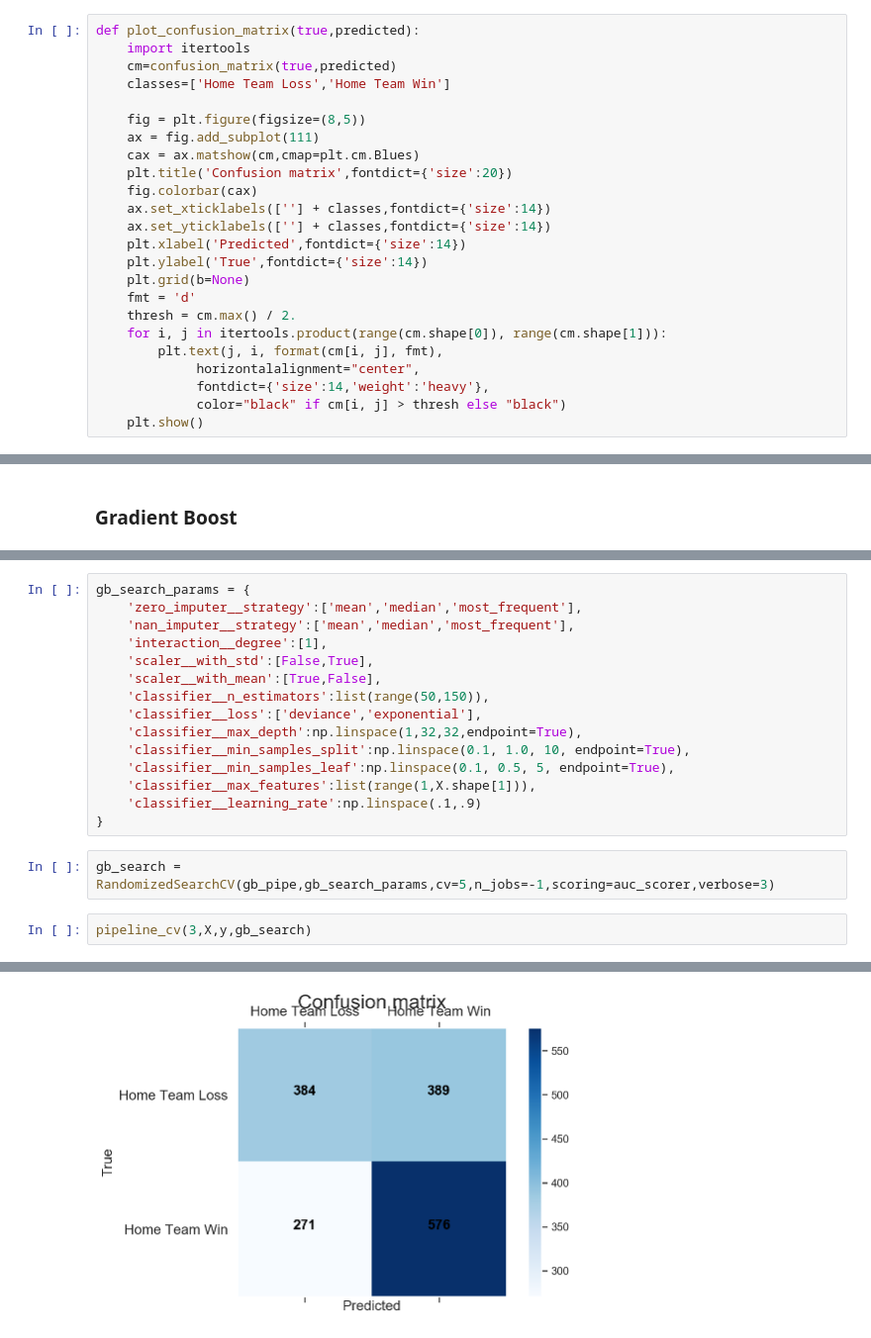
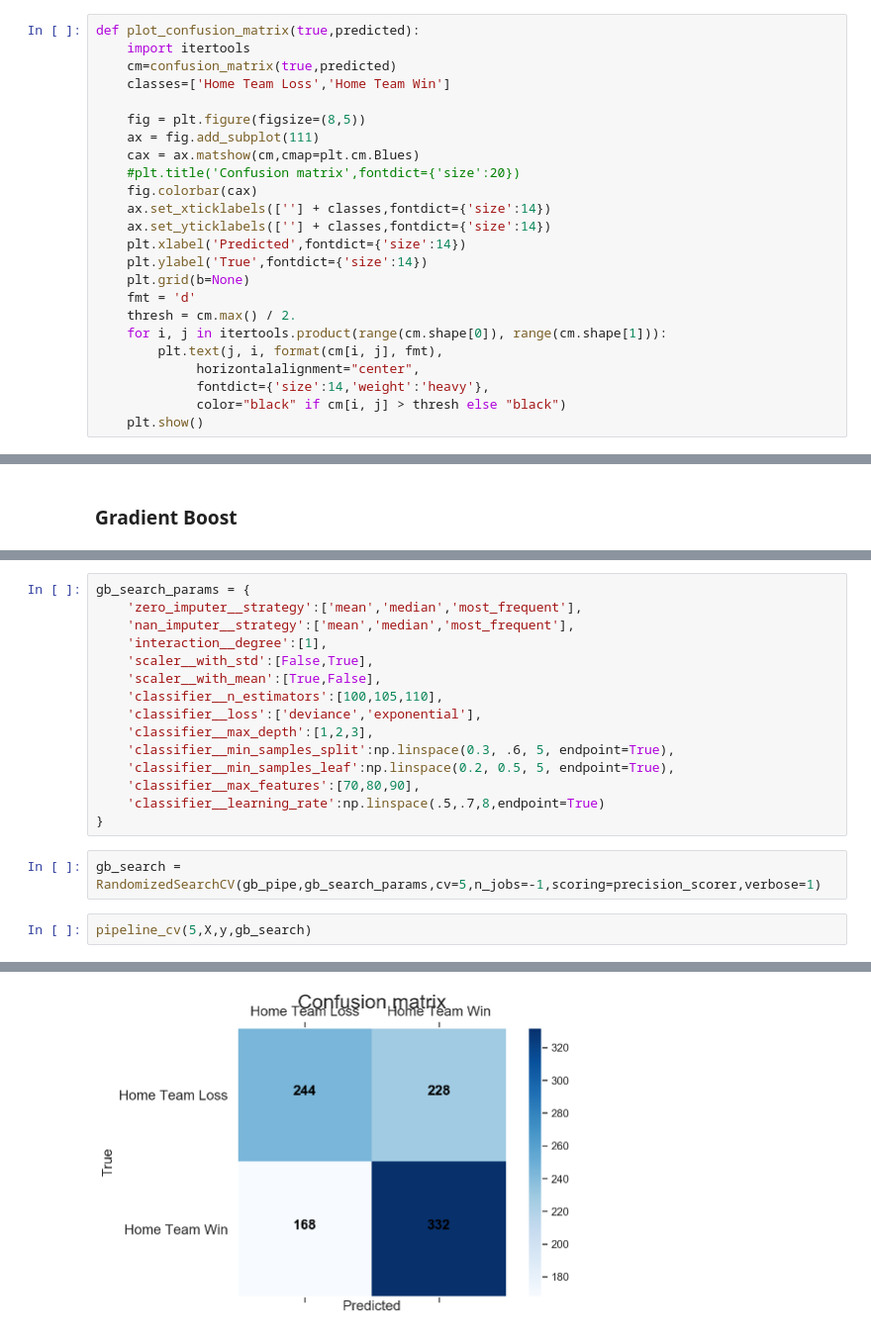
Before and after one commit to schlinkertc/mlb_predictions, a Jupyter notebook: modeling.ipynb, the cells around one changed output, grey strips where cells are left out. Shown at 99% size. Cells and saved outputs as stored; diff of their text form.

```diff
--- a/modeling.ipynb
+++ b/modeling.ipynb
@@ -162,7 +169,7 @@ def plot_confusion_matrix(true,predicted):
     fig = plt.figure(figsize=(8,5))
     ax = fig.add_subplot(111)
     cax = ax.matshow(cm,cmap=plt.cm.Blues)
-    plt.title('Confusion matrix',fontdict={'size':20})
+    #plt.title('Confusion matrix',fontdict={'size':20})
     fig.colorbar(cax)
     ax.set_xticklabels([''] + classes,fontdict={'size':14})
     ax.set_yticklabels([''] + classes,fontdict={'size':14})
@@ -556,18 +857,18 @@ gb_search_params = {
     'interaction__degree':[1],
     'scaler__with_std':[False,True],
     'scaler__with_mean':[True,False],
-    'classifier__n_estimators':list(range(50,150)),
+    'classifier__n_estimators':[100,105,110],
     'classifier__loss':['deviance','exponential'],
-    'classifier__max_depth':np.linspace(1,32,32,endpoint=True),
-    'classifier__min_samples_split':np.linspace(0.1, 1.0, 10, endpoint=True),
-    'classifier__min_samples_leaf':np.linspace(0.1, 0.5, 5, endpoint=True),
-    'classifier__max_features':list(range(1,X.shape[1])),
-    'classifier__learning_rate':np.linspace(.1,.9)
+    'classifier__max_depth':[1,2,3],
+    'classifier__min_samples_split':np.linspace(0.3, .6, 5, endpoint=True),
+    'classifier__min_samples_leaf':np.linspace(0.2, 0.5, 5, endpoint=True),
+    'classifier__max_features':[70,80,90],
+    'classifier__learning_rate':np.linspace(.5,.7,8,endpoint=True)
 }
 # %%
-gb_search = RandomizedSearchCV(gb_pipe,gb_search_params,cv=5,n_jobs=-1,scoring=auc_scorer,verbose=3)
+gb_search = RandomizedSearchCV(gb_pipe,gb_search_params,cv=5,n_jobs=-1,scoring=precision_scorer,verbose=1)
 # %%
-pipeline_cv(3,X,y,gb_search)
+pipeline_cv(5,X,y,gb_search)
 # %% [output]
 Fitting 5 folds for each of 10 candidates, totalling 50 fits
 [Parallel(n_jobs=-1)]: Using backend LokyBackend with 12 concurrent workers.
@@ -582,3 +882,3 @@ Fitting 5 folds for each of 10 candidates, totalling 50 fits
-[figure, old version]
+[figure, new version]
 Fitting 5 folds for each of 10 candidates, totalling 50 fits
 [Parallel(n_jobs=-1)]: Using backend LokyBackend with 12 concurrent workers.
```
Also changed, not shown: parts of 57 cells of this notebook, 4 other files.
